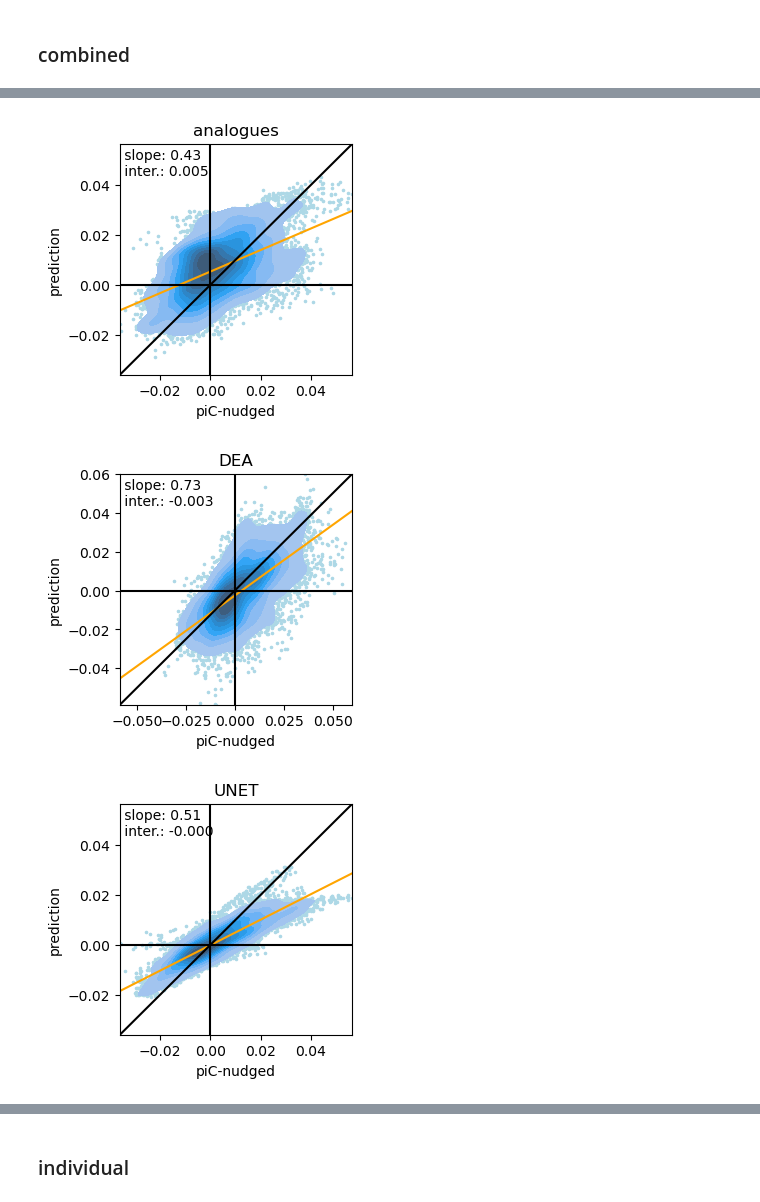
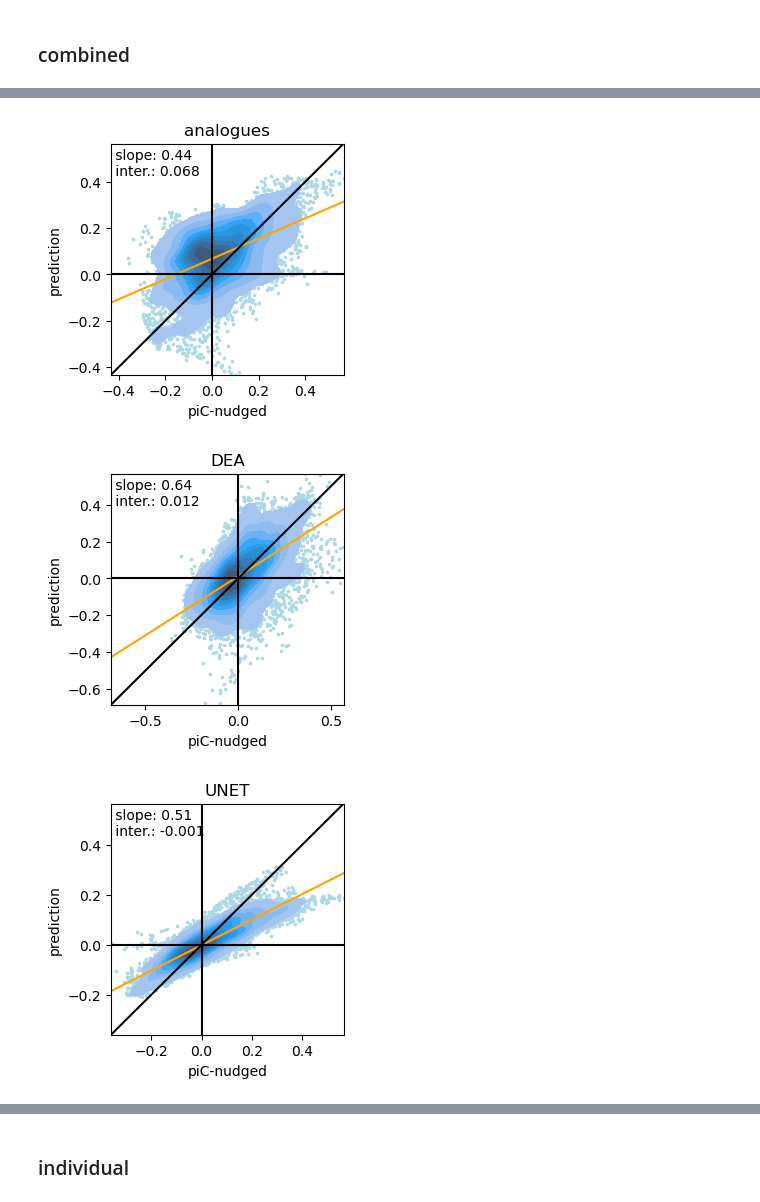
Before and after one commit to peterpeterp/circ_contribution_to_JJA_trends, a Jupyter notebook: 1_main_evaluation.ipynb, the cells around one changed output, grey strips where cells are left out. Saved outputs shown, nothing was run; the diff lists cells and outputs as text; code cells hidden in the pictures.

Commit message:
better plots and new data

```diff
--- a/1_main_evaluation.ipynb
+++ b/1_main_evaluation.ipynb
@@ -293,8 +292,8 @@ for period in periods:
             fig,ax = plt.subplots(nrows=1, figsize=(12, 2), subplot_kw={'projection': cartopy.crs.PlateCarree()})
             ax.coastlines()
             ax.set_extent(extent)
-            xxx = (d['ssp370'] - d[name])
-            im = ax.contourf(xxx.lon, xxx.lat, xxx * 10, transform=cartopy.crs.PlateCarree(), cmap='RdBu_r', levels=levels, extend='both')
+            xxx = (d['ssp370'][0] - d[name][0])
+            im = ax.contourf(xxx.lon, xxx.lat, xxx, transform=cartopy.crs.PlateCarree(), cmap='RdBu_r', levels=levels, extend='both')
 
             ax.annotate(long_name, xy=(0.01,0.05), xycoords='axes fraction', fontsize=10)
             ax.spines['geo'].set_visible(False)
@@ -323,8 +322,8 @@ def print_block(method_names, func, period):
         l_y = []
         l_f = []
         for run,d in trend_dict[period].items():
-            y = d['piC-nudged'].loc[30:60].values
-            f = d[method_name].loc[30:60].values
+            y = d['piC-nudged'][0].loc[30:60].values
+            f = d[method_name][0].loc[30:60].values
             land = np.isfinite(y) & np.isfinite(f)
             l_f.append(f[land])
             l_y.append(y[land])
@@ -338,8 +337,8 @@ def print_block(method_names, func, period):
     for run,d in trend_dict[period].items():
         t += f"{int(run)} & "
         for method_name in method_names:
-            y = d['piC-nudged'].loc[30:60].values
-            f = d[method_name].loc[30:60].values
+            y = d['piC-nudged'][0].loc[30:60].values
+            f = d[method_name][0].loc[30:60].values
             land = np.isfinite(y) & np.isfinite(f)
             f = f[land]
             y = y[land]
@@ -363,6 +362,8 @@ def Pearson_correlation(y,f):
     return f"{np.corrcoef(y,f)[0,1]:.2f}"
 
 def correct_sign(y,f):
+    y = y[np.abs(f) > 0.1]
+    f = f[np.abs(f) > 0.1]
     return f"{round(np.sum(np.sign(y) == np.sign(f)) / y.shape[0] * 100)}\%"
 
 def regression_slope(y,f):
@@ -372,6 +373,7 @@ def regression_slope(y,f):
 for period in periods:
     print(period)
     method_names = ['ridge', "analog", "DEA", 'UNET']
+    method_names = ['ridge', "analog", 'UNET']
     print_block(method_names, correct_sign, period)
     print_block(method_names, Pearson_correlation, period)
     print_block(method_names, R2, period)
@@ -416,8 +408,8 @@ for period in periods:
         l_x = []
         l_y = []
         for run,d in trend_dict[period].items():
-            x = d['piC-nudged'].loc[30:60].values
-            y = d[name].loc[30:60].values
+            x = d['piC-nudged'][0].loc[30:60].values
+            y = d[name][0].loc[30:60].values
             land = np.isfinite(y) & np.isfinite(x)
             l_x.append(x[land])
             l_y.append(y[land])
@@ -445,3 +437,3 @@ for period in periods:
-[figure, old version]
+[figure, new version]
-[figure, old version]
+[figure, new version]
-[figure, old version]
+[figure, new version]
```
Also changed, not shown: parts of 21 cells of this notebook, 6 other files.
